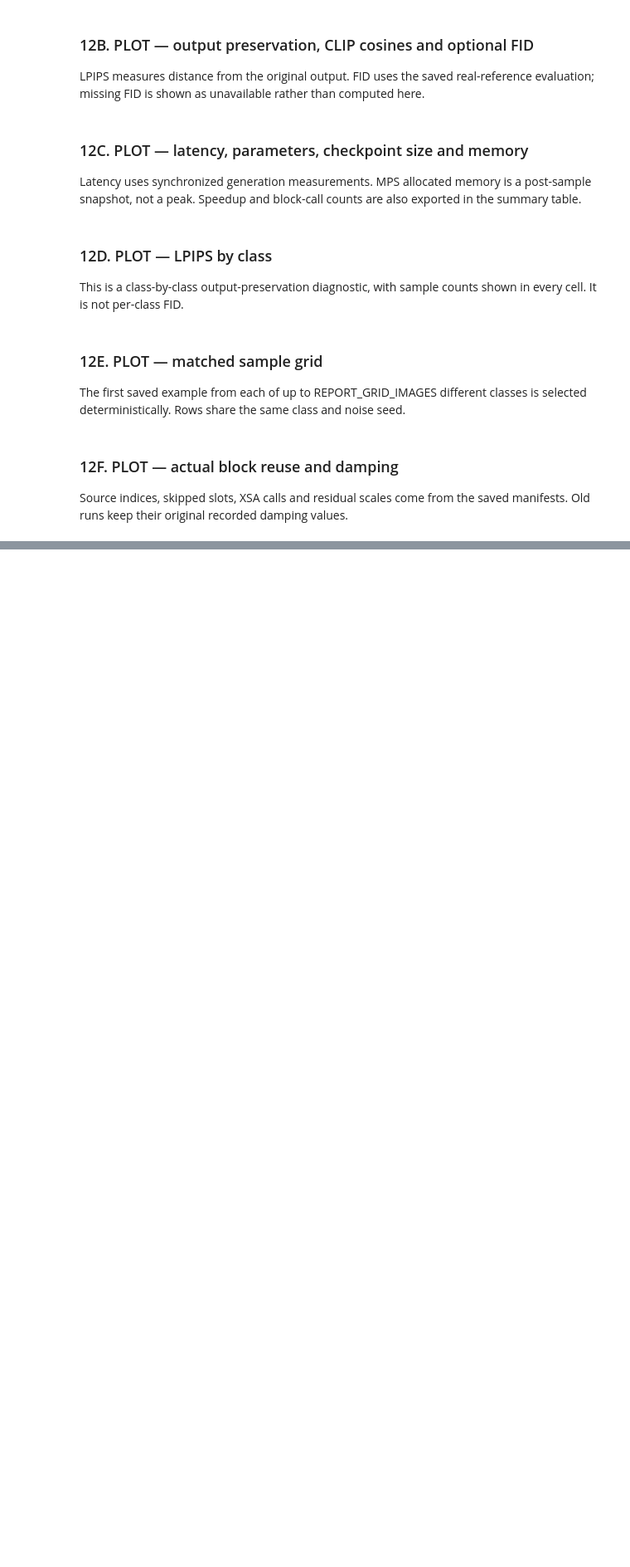
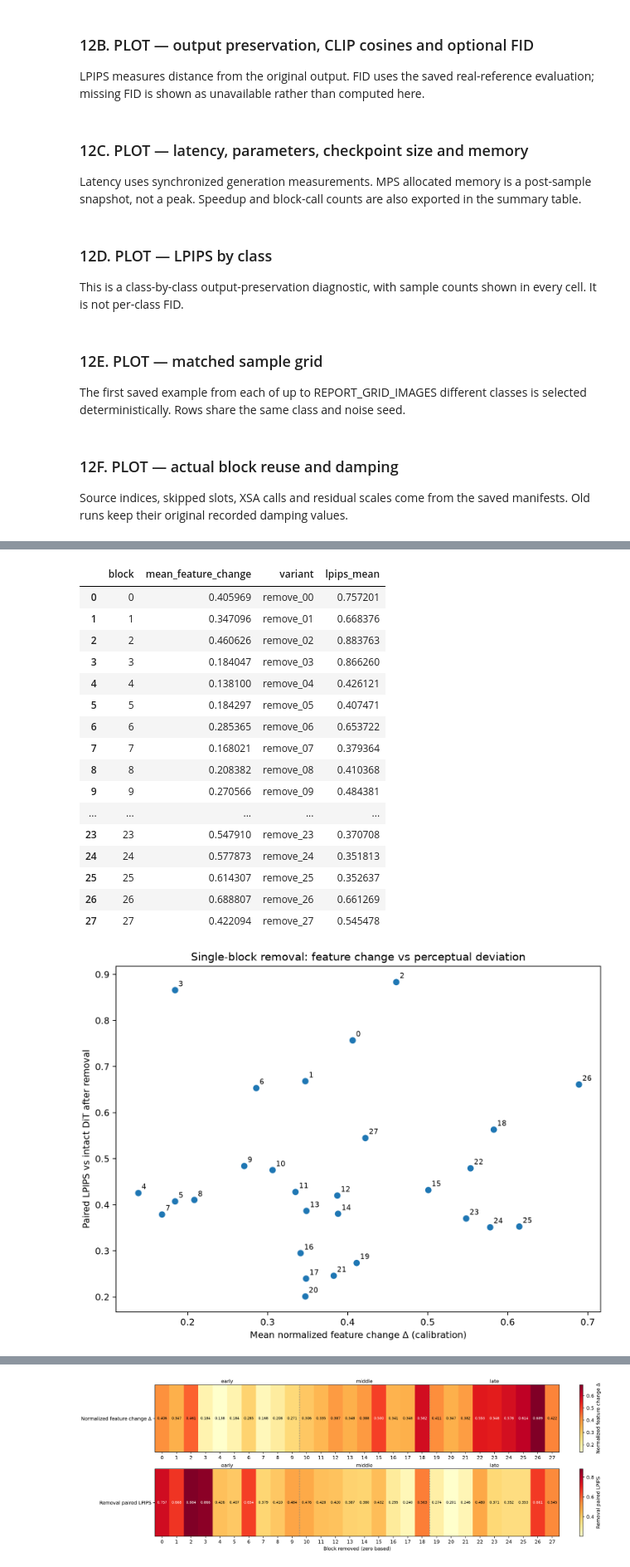
Before and after one commit to cl-xy/cs5787-deep-learning, a Jupyter notebook: DiT_Layer_Looping_colab.ipynb, the cells around one changed output, grey strips where cells are left out. Shown at 83% size. Drawn from its saved outputs; the diff is of its cells as text; code cells hidden in the pictures; blank space fills up the shorter version.

```diff
--- a/DiT_Layer_Looping_colab.ipynb
+++ b/DiT_Layer_Looping_colab.ipynb
@@ -159,7 +197,7 @@ RUN_ROOT = (Path(RESUME_RUN).expanduser().resolve() if RESUME_RUN
             else OUTPUT_BASE / f"{MEMBER}_{RUN_ID}")
 CHECKPOINT = WORKSPACE / "checkpoints/DiT-XL-2-256x256.pt"
 ALPHA = "inverse_k"  # Reused calls use 1/2, 1/3, ...; original call counts as k=1.
-KEEP_CHECKPOINTS = True  # True retains several GB per variant.
+KEEP_CHECKPOINTS = False  # True retains several GB per variant.
 # (method, run-folder name, extra run arguments); used by sections 7, 8 and 10.
 METHODS = [
     ("original", "original", {}),
@@ -457,0 +548,28 @@ if RUN_TOP_R:
+# %%
+# REDRAW BLOCK ANALYSIS — saved sweep only; no inference.
+from team_pipeline.ablation_report import write_ablation_report
+
+SHOW_BLOCK_ANALYSIS = True
+if SHOW_BLOCK_ANALYSIS:
+    display(write_ablation_report(RUN_ROOT / "ablations/profile", RUN_ROOT / "ablations/sweep/validation"))
+    for filename in ("feature_change_vs_lpips.png", "block_removal_lpips.png", "block_ablation_heatmap.png"):
+        show_image(RUN_ROOT / "ablations/sweep/validation/analysis" / filename)
+# %% [output]
+|  | block | mean_feature_change | variant | lpips_mean |
+| 0 | 0 | 0.405969 | remove_00 | 0.757201 |
+| 1 | 1 | 0.347096 | remove_01 | 0.668376 |
+| 2 | 2 | 0.460626 | remove_02 | 0.883763 |
+| 3 | 3 | 0.184047 | remove_03 | 0.866260 |
+| 4 | 4 | 0.138100 | remove_04 | 0.426121 |
+| 5 | 5 | 0.184297 | remove_05 | 0.407471 |
+| 6 | 6 | 0.285365 | remove_06 | 0.653722 |
+| 7 | 7 | 0.168021 | remove_07 | 0.379364 |
+| 8 | 8 | 0.208382 | remove_08 | 0.410368 |
+| 9 | 9 | 0.270566 | remove_09 | 0.484381 |
+| ... | ... | ... | ... | ... |
+| 23 | 23 | 0.547910 | remove_23 | 0.370708 |
+| 24 | 24 | 0.577873 | remove_24 | 0.351813 |
+| 25 | 25 | 0.614307 | remove_25 | 0.352637 |
+| 26 | 26 | 0.688807 | remove_26 | 0.661269 |
+| 27 | 27 | 0.422094 | remove_27 | 0.545478 |
+[figure, added]
@@ -457,0 +577 @@ if RUN_TOP_R:
+[figure, added]
```
Also changed, not shown: parts of 15 cells of this notebook, 2 other files.
